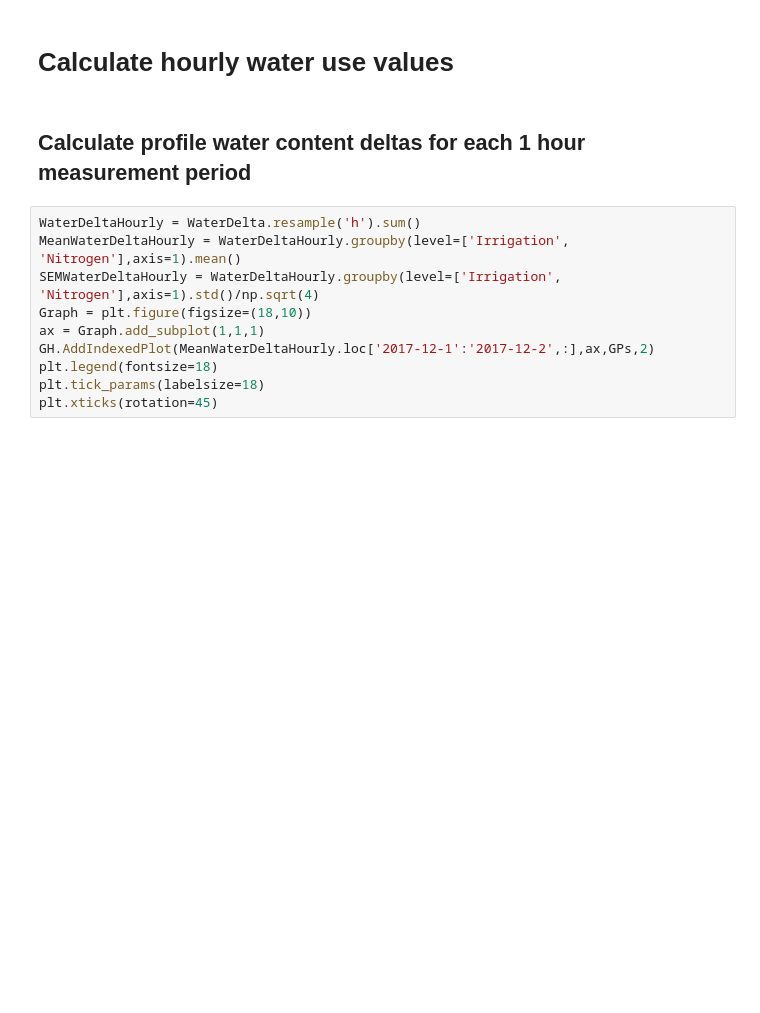
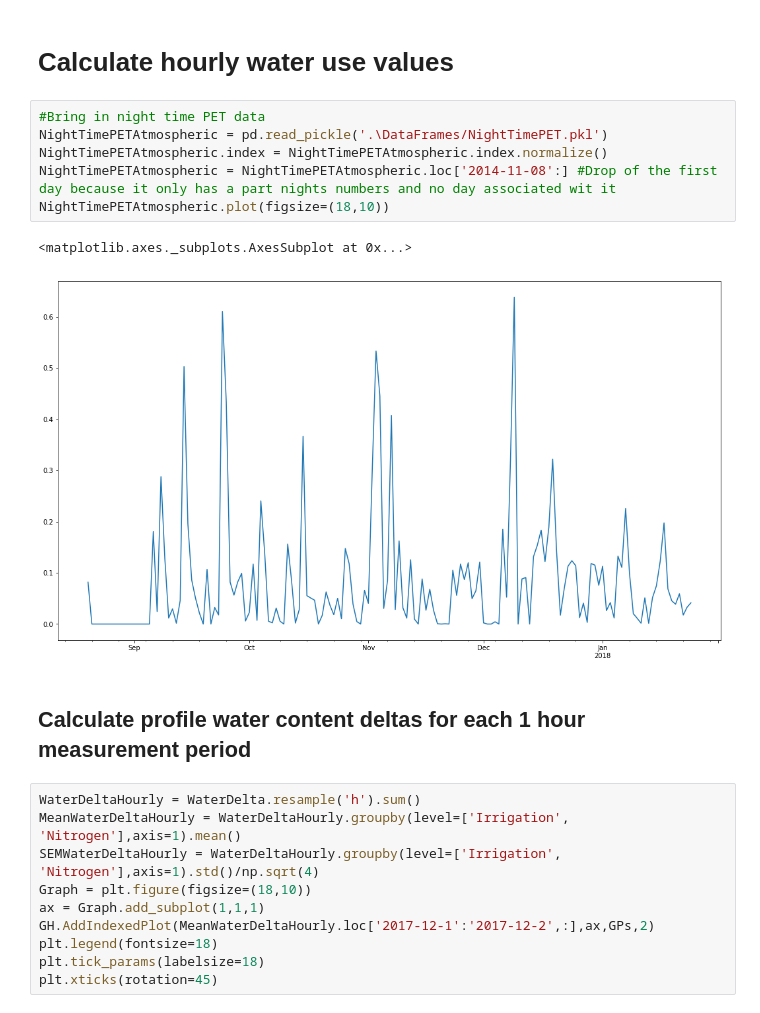
Before and after one commit to HamishBrownPFR/CropWaterAnalysis, a Jupyter notebook: Oats/LatentHeatFluxAnalysis.ipynb, the cells around one changed output. Drawn from its saved outputs; the diff is of its cells as text; blank space fills up the shorter version.

```diff
--- a/Oats/LatentHeatFluxAnalysis.ipynb
+++ b/Oats/LatentHeatFluxAnalysis.ipynb
@@ -123,5 +119,14 @@ list(set(IrrDatesD0+IrrDatesD250+IrrDatesD50+IrrDatesI0+IrrDatesI250+IrrDatesI50
 # %% [markdown]
 # Calculate hourly water use values
+# %%
+#Bring in night time PET data
+NightTimePETAtmospheric = pd.read_pickle('.\DataFrames/NightTimePET.pkl')
+NightTimePETAtmospheric.index = NightTimePETAtmospheric.index.normalize()
+NightTimePETAtmospheric = NightTimePETAtmospheric.loc['2014-11-08':] #Drop of the first day because it only has a part nights numbers and no day associated wit it
+NightTimePETAtmospheric.plot(figsize=(18,10))
+# %% [output]
+<matplotlib.axes._subplots.AxesSubplot at 0x...>
+[figure, added]
 # %% [markdown]
 ## Calculate profile water content deltas for each 1 hour measurement period
 # %%
```
Also changed, not shown: parts of 8 cells of this notebook, 5 other files.
